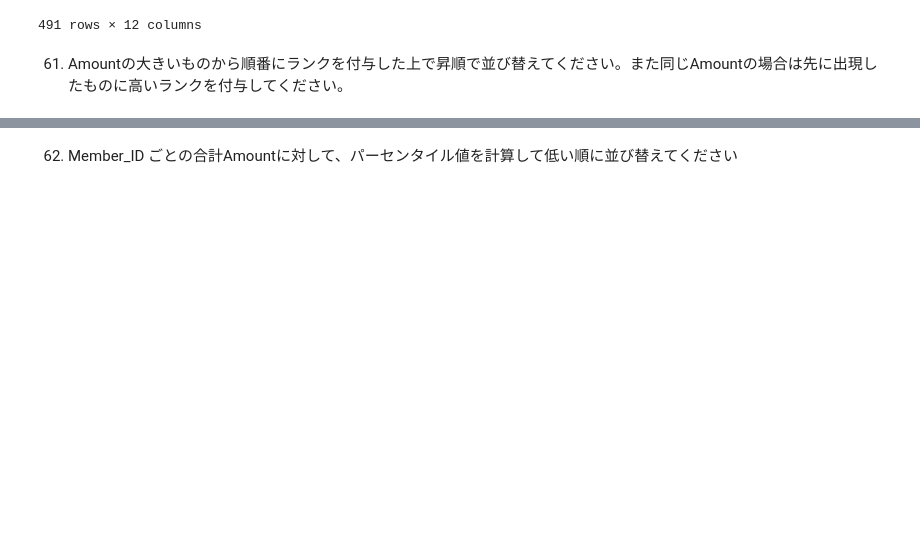
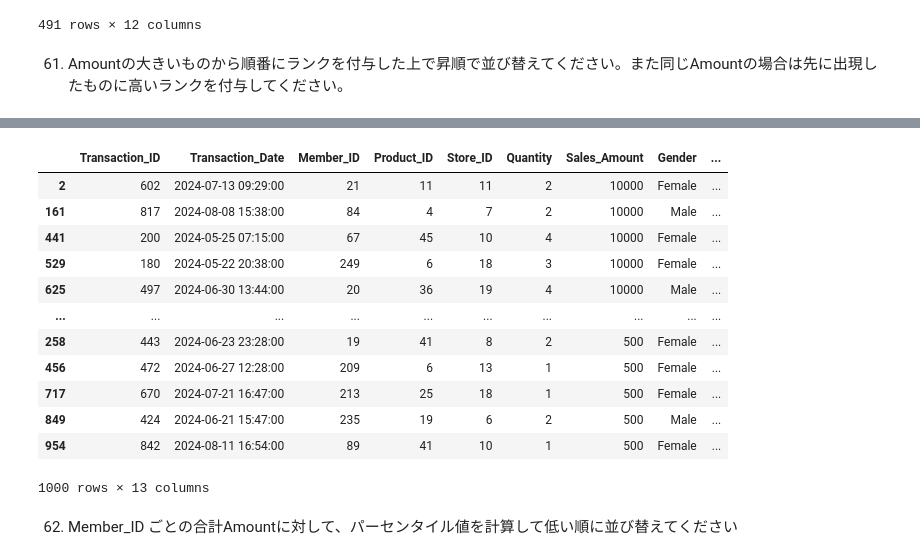
Before and after one commit to ken-hori-2/Kaggle_ws, a Jupyter notebook: 2025_Done/20250215_Done/Udemy_100本ノック_問題.ipynb, the cells around one changed output, grey strips where cells are left out. Saved outputs shown, nothing was run; the diff lists cells and outputs as text; code cells hidden in the pictures; blank space fills up the shorter version.

```diff
--- a/2025_Done/20250215_Done/Udemy_100本ノック_問題.ipynb
+++ b/2025_Done/20250215_Done/Udemy_100本ノック_問題.ipynb
@@ -1953,2 +1969,24 @@ merged_df.query('Age > @age_median')
+# %%
+# LLMの回答
+# Assign ranks to the Sales_Amount column, with the largest amount getting rank 1
+merged_df['Rank'] = merged_df['Sales_Amount'].rank(method='first', ascending=False)
+# Sort the DataFrame by the assigned ranks in ascending order
+sorted_df = merged_df.sort_values(by='Rank')
+# Display the sorted DataFrame
+sorted_df
+# %% [output]
+|  | Transaction_ID | Transaction_Date | Member_ID | Product_ID | Store_ID | Quantity | Sales_Amount | Gender | ... |
+| 2 | 602 | 2024-07-13 09:29:00 | 21 | 11 | 11 | 2 | 10000 | Female | ... |
+| 161 | 817 | 2024-08-08 15:38:00 | 84 | 4 | 7 | 2 | 10000 | Male | ... |
+| 441 | 200 | 2024-05-25 07:15:00 | 67 | 45 | 10 | 4 | 10000 | Female | ... |
+| 529 | 180 | 2024-05-22 20:38:00 | 249 | 6 | 18 | 3 | 10000 | Female | ... |
+| 625 | 497 | 2024-06-30 13:44:00 | 20 | 36 | 19 | 4 | 10000 | Male | ... |
+| ... | ... | ... | ... | ... | ... | ... | ... | ... | ... |
+| 258 | 443 | 2024-06-23 23:28:00 | 19 | 41 | 8 | 2 | 500 | Female | ... |
+| 456 | 472 | 2024-06-27 12:28:00 | 209 | 6 | 13 | 1 | 500 | Female | ... |
+| 717 | 670 | 2024-07-21 16:47:00 | 213 | 25 | 18 | 1 | 500 | Female | ... |
+| 849 | 424 | 2024-06-21 15:47:00 | 235 | 19 | 6 | 2 | 500 | Male | ... |
+| 954 | 842 | 2024-08-11 16:54:00 | 89 | 41 | 10 | 1 | 500 | Female | ... |
+1000 rows × 13 columns
 # %% [markdown]
 62. Member_ID ごとの合計Amountに対して、パーセンタイル値を計算して低い順に並び替えてください
```
Also changed, not shown: parts of 18 cells of this notebook.
